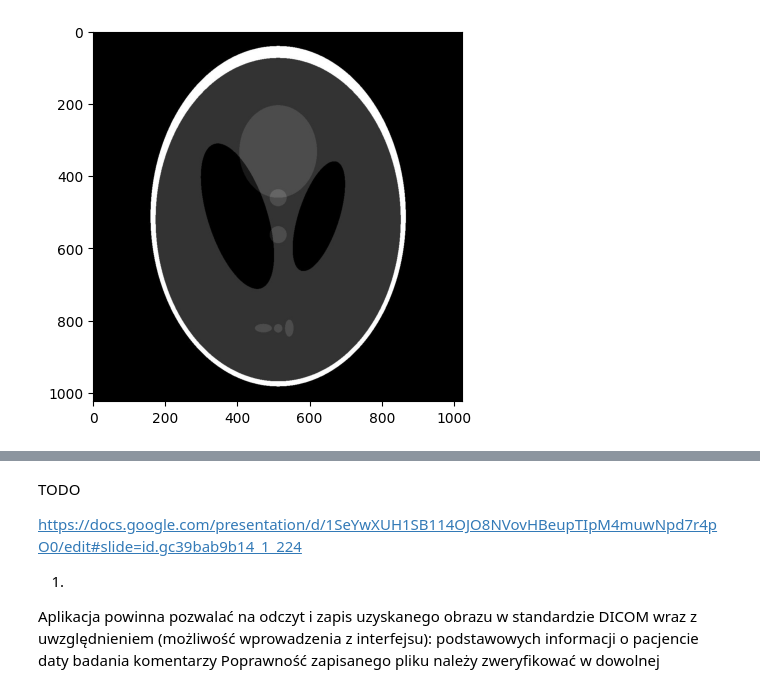
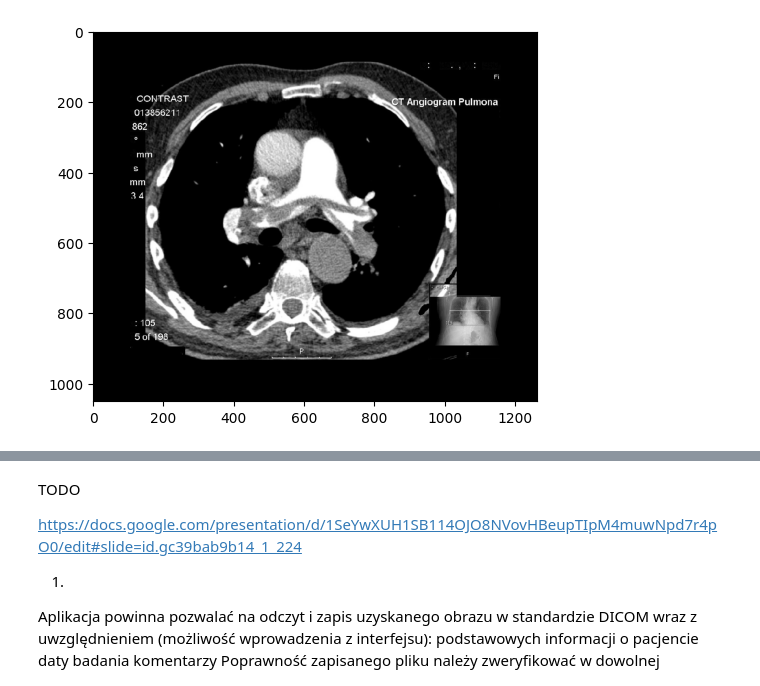
Before and after one commit to onyxcherry/IwM, a Jupyter notebook: notebook.ipynb, the cells around one changed output, grey strips where cells are left out. Drawn from its saved outputs; the diff is of its cells as text; code cells hidden in the pictures.

```diff
--- a/notebook.ipynb
+++ b/notebook.ipynb
@@ -529,26 +575,26 @@ def showStateAfterScan(states, scan, hasToBeTruncated = True, hasToBeFiltered =
     # plt.show()
 # %%
 # filename = "Kropka.jpg"
-filename = "Shepp_logan.jpg"
-# filename = "SADDLE_PE-large.JPG"
+# filename = "Shepp_logan.jpg"
+filename = "SADDLE_PE-large.JPG"
 
-scans_count = 80
+scans_count = 360
 
 alfa_step = pi / scans_count
 
 detectors_count = 360
 
-detectors_angular_aperture =  1. * pi
+detectors_angular_aperture = 0.9 * pi
 
 has_to_use_sinogram_filter = True
 has_to_save_intermediate_steps = True
 has_to_show_intermediate_steps = False
 
 image = load_bitmap(filename)
 plt.imshow(image)
 image.close()
 # %% [output]
-[figure, old version]
+[figure, new version]
 # %%
 states = simulateComputedTomographyScan(
     filename,
```
Also changed, not shown: parts of 3 cells of this notebook.
